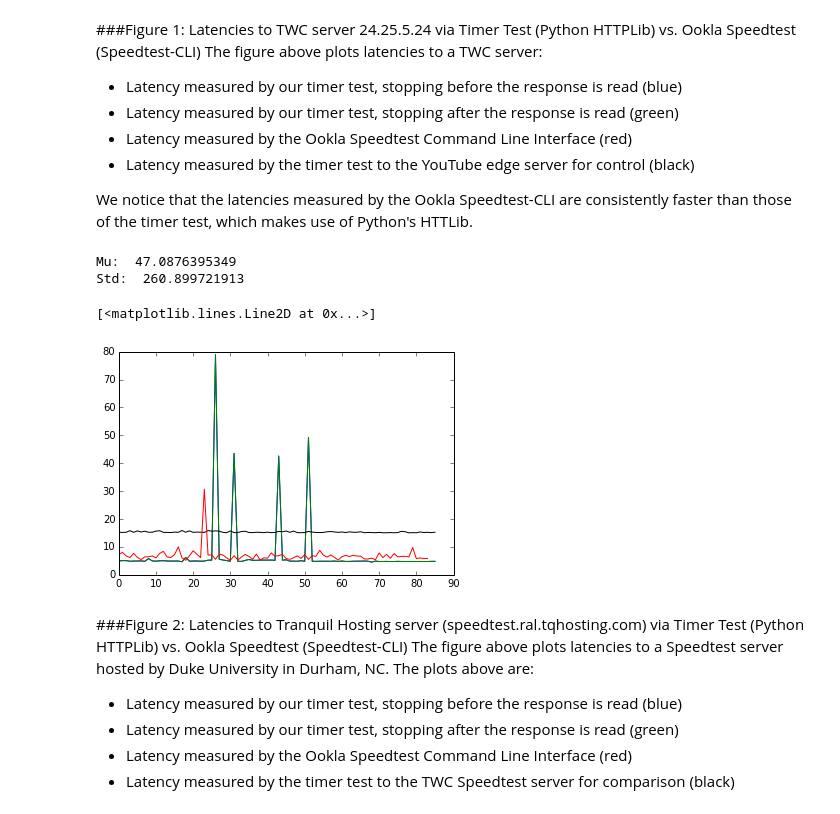
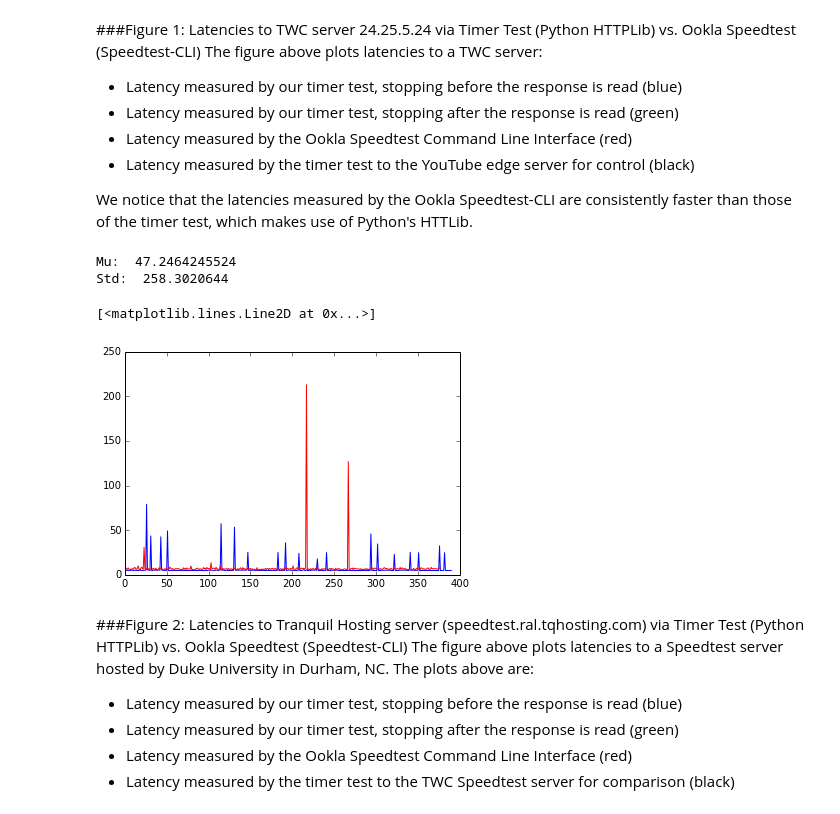
Before and after one commit to amirunpri2018/net-score, a Jupyter notebook: notebooks/Duke_test_data.ipynb, the cells around one changed output. Drawn from its saved outputs; the diff is of its cells as text; code cells hidden in the pictures.

```diff
--- a/notebooks/Duke_test_data.ipynb
+++ b/notebooks/Duke_test_data.ipynb
@@ -5,6 +5,6 @@ import numpy as np
 import pylab
 import operator
 # %%
-speedtest_data = np.loadtxt('../data/duke_results_log.csv', dtype='string', delimiter=',')
+speedtest_data = np.loadtxt('../data/duke_2_results.csv', dtype='string', delimiter=',')
 # %%
 #Print first row to get column numbers for data comparison
@@ -85,16 +85,16 @@ We notice that the latencies measured by the Ookla Speedtest-CLI are consistentl
 # %%
 duke_speed_list = smooth(duke_speed_lat, 1)
 
 pylab.figure()
 pylab.plot(duke_timer_lat, '-b')
-pylab.plot(duke_timer_preIO_lat, '-g')
-pylab.plot(twc_timer_lat, '-k')
+#pylab.plot(duke_timer_preIO_lat, '-g')
+#pylab.plot(twc_timer_lat, '-k')
 pylab.plot(duke_speed_list, '-r')
 # %% [output]
-Mu:  47.0876395349
-Std:  260.899721913
+Mu:  47.2464245524
+Std:  258.3020644
 [<matplotlib.lines.Line2D at 0x...>]
-[figure, old version]
+[figure, new version]
 # %% [markdown]
 ###Figure 2: Latencies to Tranquil Hosting server (speedtest.ral.tqhosting.com) via Timer Test (Python HTTPLib) vs. Ookla Speedtest (Speedtest-CLI)
 The figure above plots latencies to a Speedtest server hosted by Duke University in Durham, NC. The plots above are:
```
Also changed, not shown: parts of 8 cells of this notebook, 5 other files.
